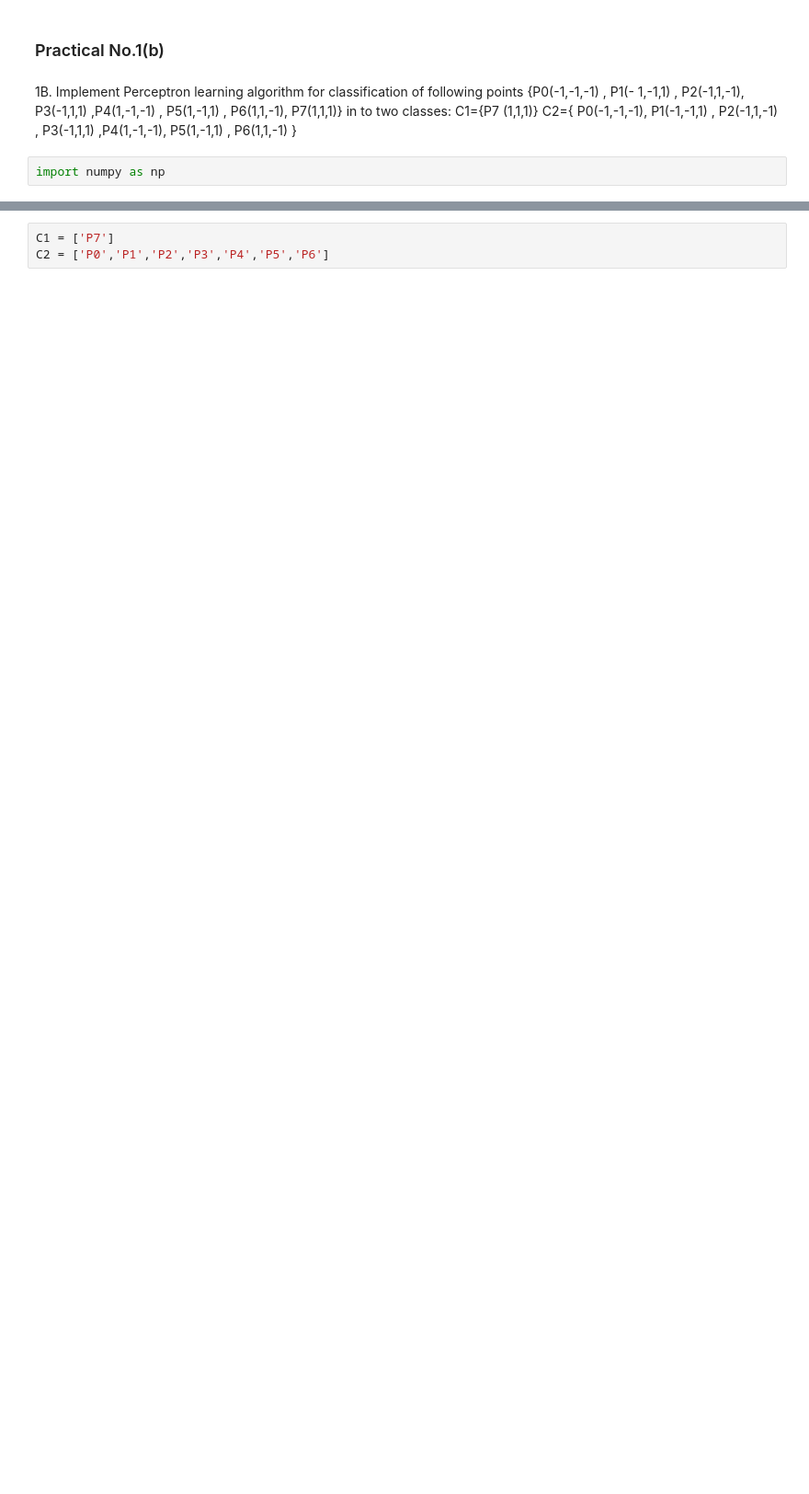
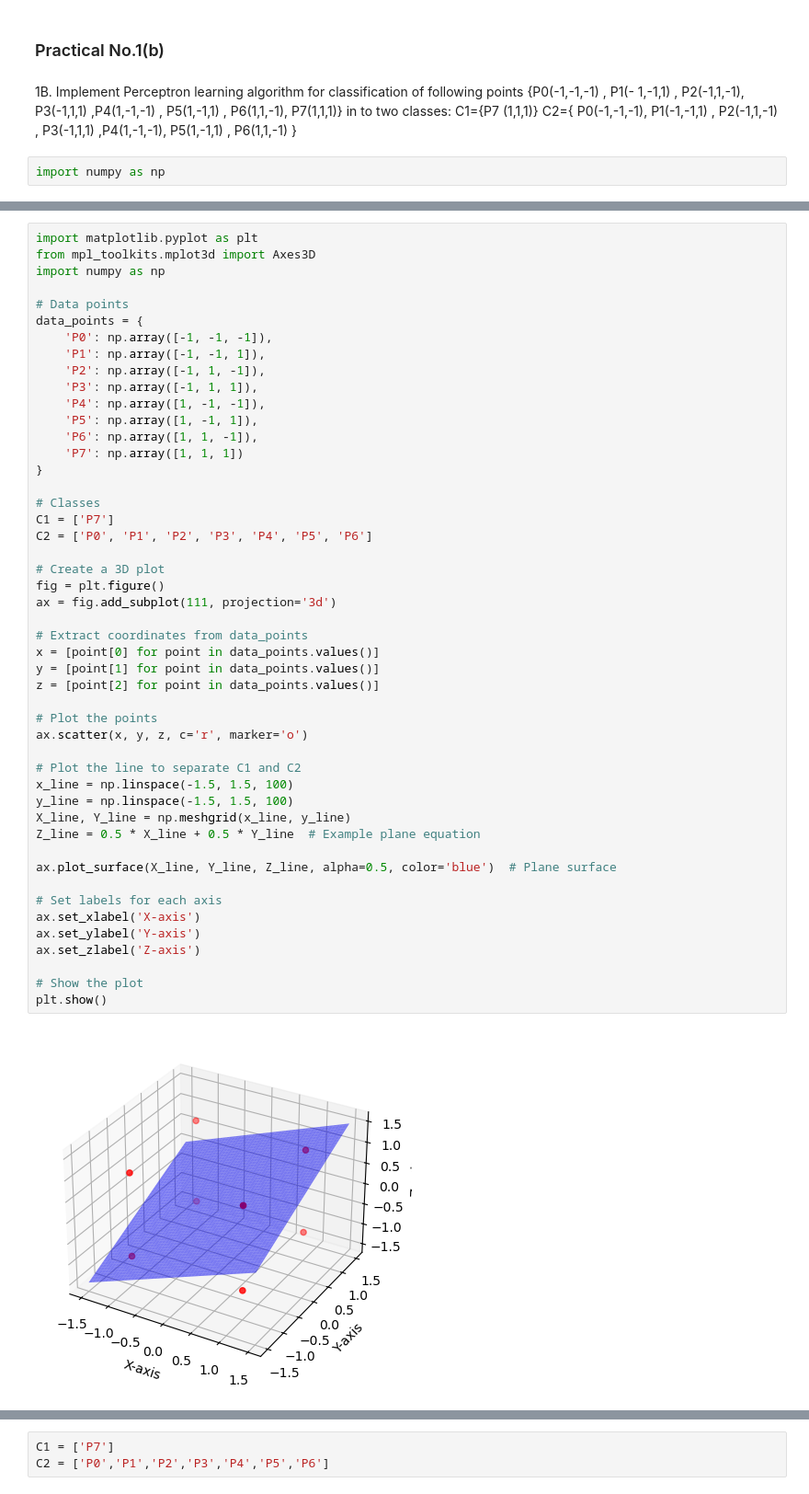
Before and after one commit to SoparkarSharvari/Deep_Learning, a Jupyter notebook: Practical1/Practical1(b).ipynb, the cells around one changed output, grey strips where cells are left out. Shown at 92% size. Saved outputs shown, nothing was run; the diff lists cells and outputs as text; blank space fills up the shorter version.

```diff
--- a/Practical1/Practical1(b).ipynb
+++ b/Practical1/Practical1(b).ipynb
@@ -18,4 +20,54 @@ data_points = {
     'P6':np.array([ 1, 1,-1]),
     'P7':np.array([ 1, 1, 1])
 }
+# %%
+import matplotlib.pyplot as plt
+from mpl_toolkits.mplot3d import Axes3D
+import numpy as np
+
+# Data points
+data_points = {
+    'P0': np.array([-1, -1, -1]),
+    'P1': np.array([-1, -1, 1]),
+    'P2': np.array([-1, 1, -1]),
+    'P3': np.array([-1, 1, 1]),
+    'P4': np.array([1, -1, -1]),
+    'P5': np.array([1, -1, 1]),
+    'P6': np.array([1, 1, -1]),
+    'P7': np.array([1, 1, 1])
+}
+
+# Classes
+C1 = ['P7']
+C2 = ['P0', 'P1', 'P2', 'P3', 'P4', 'P5', 'P6']
+
+# Create a 3D plot
+fig = plt.figure()
+ax = fig.add_subplot(111, projection='3d')
+
+# Extract coordinates from data_points
+x = [point[0] for point in data_points.values()]
+y = [point[1] for point in data_points.values()]
+z = [point[2] for point in data_points.values()]
+
+# Plot the points
+ax.scatter(x, y, z, c='r', marker='o')
+
+# Plot the line to separate C1 and C2
+x_line = np.linspace(-1.5, 1.5, 100)
+y_line = np.linspace(-1.5, 1.5, 100)
+X_line, Y_line = np.meshgrid(x_line, y_line)
+Z_line = 0.5 * X_line + 0.5 * Y_line  # Example plane equation
+
+ax.plot_surface(X_line, Y_line, Z_line, alpha=0.5, color='blue')  # Plane surface
+
+# Set labels for each axis
+ax.set_xlabel('X-axis')
+ax.set_ylabel('Y-axis')
+ax.set_zlabel('Z-axis')
+
+# Show the plot
+plt.show()
+# %% [output]
+[figure, added]
 # %%
```
Also changed, not shown: parts of 8 cells of this notebook, 2 other files.
